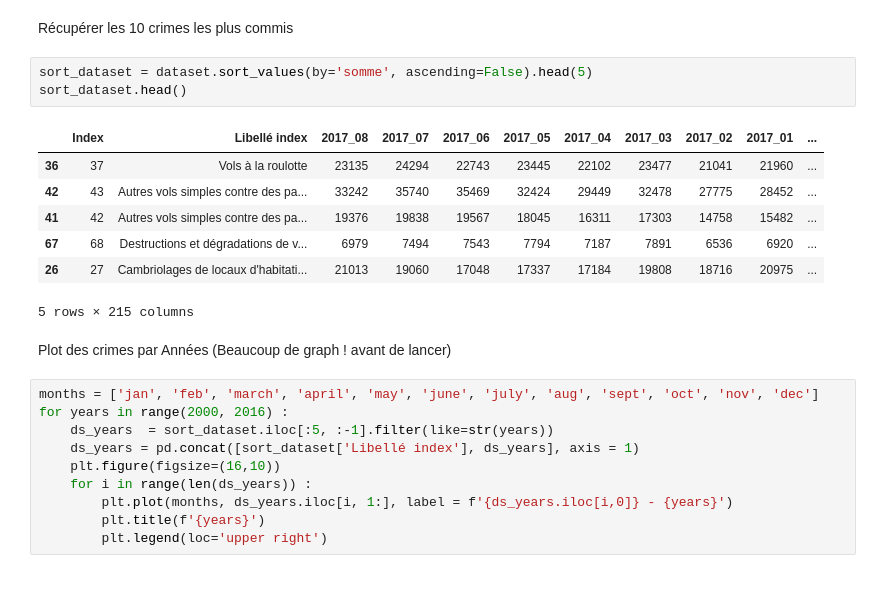
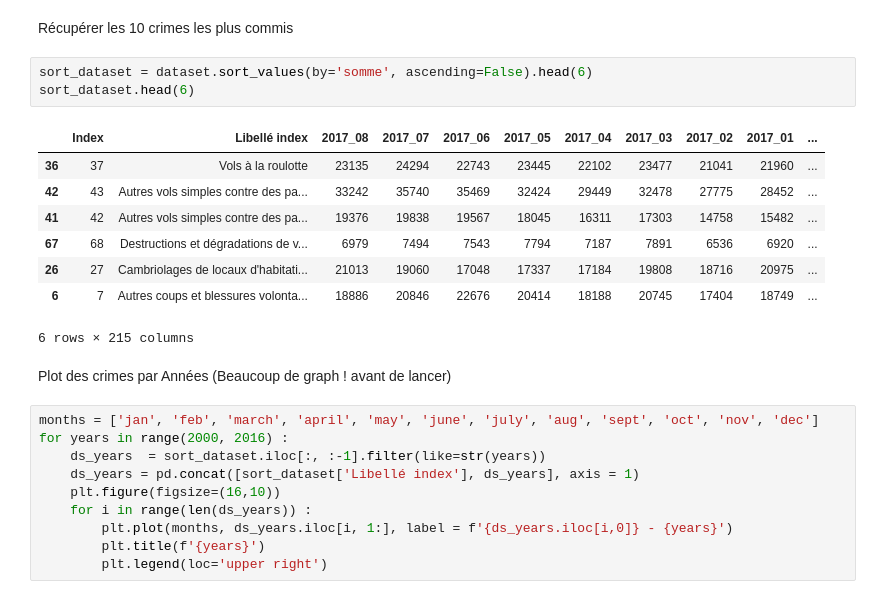
Before and after one commit to MatthieuLF/Projet-Serie-Temporelle, a Jupyter notebook: Notebook Projet.ipynb, the cells around one changed output. Cells and saved outputs as stored; diff of their text form.

```diff
--- a/Notebook Projet.ipynb
+++ b/Notebook Projet.ipynb
@@ -34,22 +34,23 @@ dataset.head()
 # %% [markdown]
 Récupérer les 10 crimes les plus commis
 # %%
-sort_dataset = dataset.sort_values(by='somme', ascending=False).head(5)
-sort_dataset.head()
+sort_dataset = dataset.sort_values(by='somme', ascending=False).head(6)
+sort_dataset.head(6)
 # %% [output]
 |  | Index | Libellé index | 2017_08 | 2017_07 | 2017_06 | 2017_05 | 2017_04 | 2017_03 | 2017_02 | 2017_01 | ... |
 | 36 | 37 | Vols à la roulotte | 23135 | 24294 | 22743 | 23445 | 22102 | 23477 | 21041 | 21960 | ... |
 | 42 | 43 | Autres vols simples contre des pa... | 33242 | 35740 | 35469 | 32424 | 29449 | 32478 | 27775 | 28452 | ... |
 | 41 | 42 | Autres vols simples contre des pa... | 19376 | 19838 | 19567 | 18045 | 16311 | 17303 | 14758 | 15482 | ... |
 | 67 | 68 | Destructions et dégradations de v... | 6979 | 7494 | 7543 | 7794 | 7187 | 7891 | 6536 | 6920 | ... |
 | 26 | 27 | Cambriolages de locaux d'habitati... | 21013 | 19060 | 17048 | 17337 | 17184 | 19808 | 18716 | 20975 | ... |
+| 6 | 7 | Autres coups et blessures volonta... | 18886 | 20846 | 22676 | 20414 | 18188 | 20745 | 17404 | 18749 | ... |
-5 rows × 215 columns
+6 rows × 215 columns
 # %% [markdown]
 Plot des crimes par Années (Beaucoup de graph ! avant de lancer)
 # %%
 months = ['jan', 'feb', 'march', 'april', 'may', 'june', 'july', 'aug', 'sept', 'oct', 'nov', 'dec']
 for years in range(2000, 2016) :
-    ds_years  = sort_dataset.iloc[:5, :-1].filter(like=str(years))
+    ds_years  = sort_dataset.iloc[:, :-1].filter(like=str(years))
     ds_years = pd.concat([sort_dataset['Libellé index'], ds_years], axis = 1)
     plt.figure(figsize=(16,10))
     for i in range(len(ds_years)) :
```
Also changed, not shown: parts of 5 cells of this notebook.
